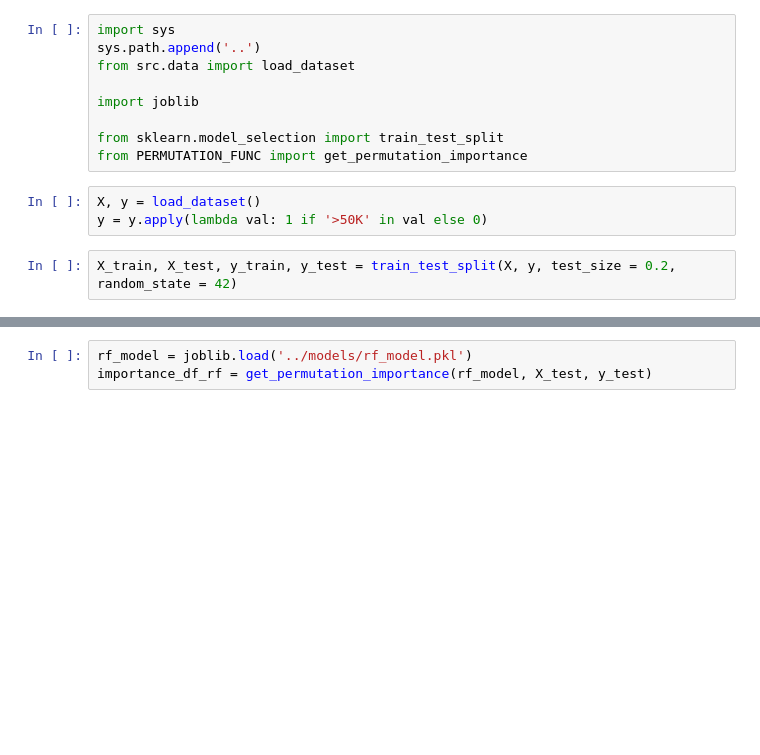
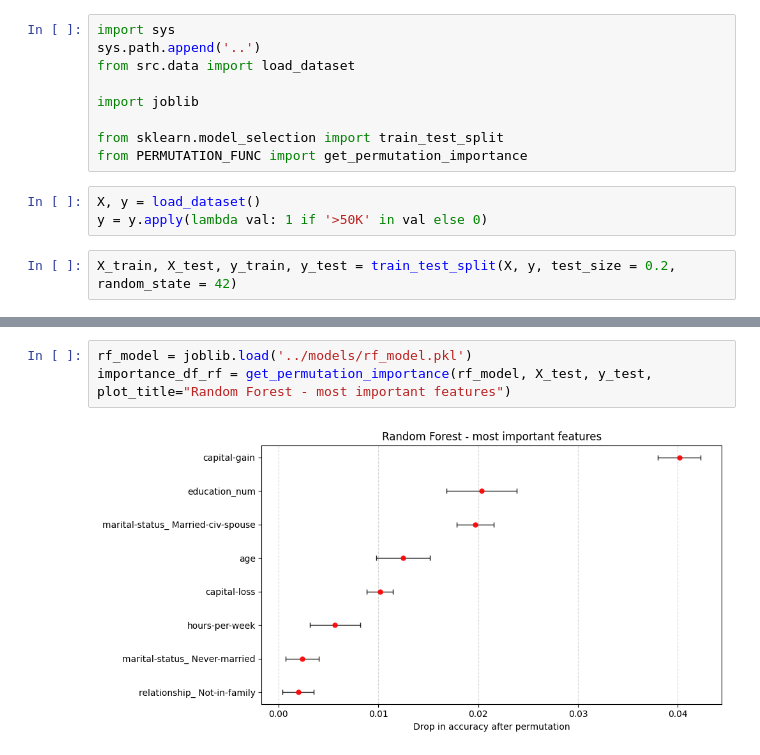
Before and after one commit to pavonism/zmum-xai, a Jupyter notebook: scripts/KS_ICE.ipynb, the cells around one changed output, grey strips where cells are left out. Saved outputs shown, nothing was run; the diff lists cells and outputs as text; blank space fills up the shorter version.

```diff
--- a/scripts/KS_ICE.ipynb
+++ b/scripts/KS_ICE.ipynb
@@ -24,3 +29,5 @@ importance_df_mlp = get_permutation_importance(mlp_model, X_test, y_test)
 # %%
 rf_model = joblib.load('../models/rf_model.pkl')
-importance_df_rf = get_permutation_importance(rf_model, X_test, y_test)
+importance_df_rf = get_permutation_importance(rf_model, X_test, y_test, plot_title="Random Forest - most important features")
+# %% [output]
+[figure, added]
```
Also changed, not shown: parts of 5 cells of this notebook, 5 other files.
